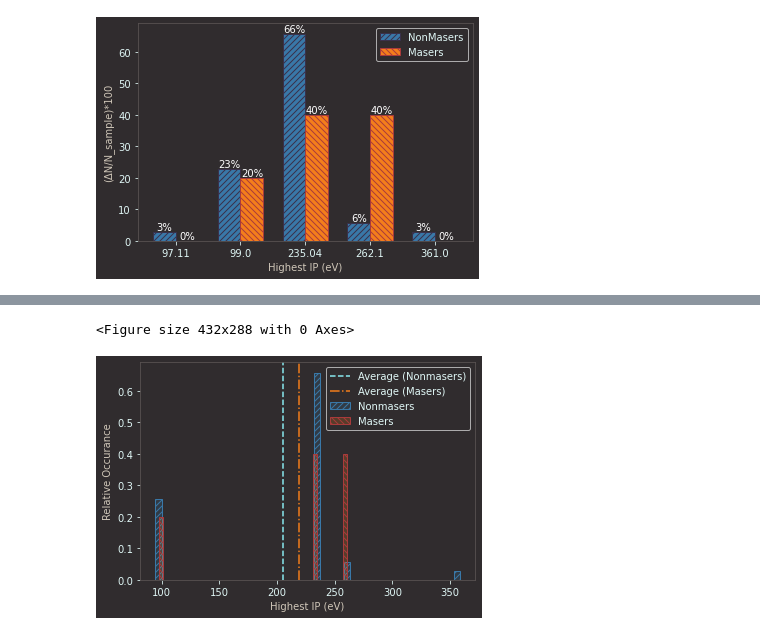
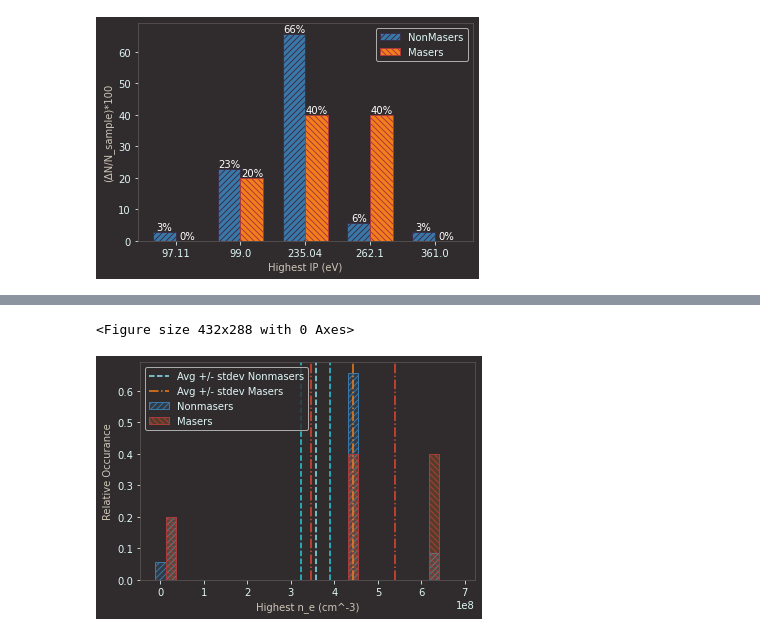
Before and after one commit to MaserResearchConstax23/pyscripts, a Jupyter notebook: IP_and_crit_density_histograms.ipynb, the cells around one changed output, grey strips where cells are left out. Drawn from its saved outputs; the diff is of its cells as text; code cells hidden in the pictures.

Commit message:
stdev

```diff
--- a/IP_and_crit_density_histograms.ipynb
+++ b/IP_and_crit_density_histograms.ipynb
@@ -163,16 +352,28 @@ import matplotlib.pyplot as plt
 import numpy as np
 
 # Sample data
-data1 = highest_N_IPs
-data2 = highest_M_IPs
+data1 = highest_N_CDs
+data2 = highest_M_CDs
+
+
 
 average1 = np.mean(data1)
 average2 = np.mean(data2)
 
+# Calculate the standard deviation of the mean
+std_dev1 = np.std(data1) / np.sqrt(len(data1))
+std_dev2 = np.std(data2) / np.sqrt(len(data2))
+
+
+
+
+bins = []
+for i in range(0, int(7E8), int(7E8/30)):
+    bins.append(i)
 
 # Create histogram without bin width affecting height
-counts1, bins1, _ = plt.hist(data1, bins=50, edgecolor='black', density=False)
-counts2, bins2, _ = plt.hist(data2, bins=50, edgecolor='black', density=False)
+counts1, bins1, _ = plt.hist(data1, bins=bins, edgecolor='black', density=False)
+counts2, bins2, _ = plt.hist(data2, bins=bins, edgecolor='black', density=False)
 
 # Normalize the histogram
 normalized_counts1 = counts1 / len(data1)
@@ -180,35 +381,40 @@ normalized_counts2 = counts2 / len(data2)
 
 # Create the normalized histogram
 plt.clf()
 
 fig = plt.figure()
 fig.patch.set_facecolor('#302c2e')  # Set background color to blackish
 
 ax = fig.add_subplot(111)
 ax.set_facecolor('#302c2e')  # Set background color to blackish
 for pos in ['bottom','top','left','right']:
     ax.spines[pos].set_color('#5a5353')
 ax.tick_params(axis='x', colors='#dff6f5')  # Set x-axis tick color to whiteish
 ax.tick_params(axis='y', colors='#dff6f5')  # Set y-axis tick color to whiteish
-ax.set_xlabel("Highest IP (eV)", color='#cfc6b8')
+ax.set_xlabel("Highest n_e (cm^-3)", color='#cfc6b8')
 ax.set_ylabel("Relative Occurance", color='#cfc6b8')
 
 
 
 plt.bar(bins1[:-1], normalized_counts1, width=np.diff(bins1), edgecolor = '#3978a8', color='#3978a833', label='Nonmasers', hatch='////')
 plt.bar(bins2[:-1], normalized_counts2, width=np.diff(bins2), edgecolor = '#a93b3b', color='#f47e1b33', label='Masers', hatch='\\\\\\\\')
 
+
+# Plot average as a vertical line
+plt.axvline(x=average1, color='#8aebf1', linestyle='--', label='Avg +/- stdev Nonmasers')
+plt.axvline(x=average1-std_dev1, color='#28ccdf', linestyle='--')
+plt.axvline(x=average1+std_dev1, color='#28ccdf', linestyle='--')
+plt.axvline(x=average2, color='#f47e1b', linestyle='-.', label='Avg +/- stdev Masers')
+plt.axvline(x=average2-std_dev2, color='#e6482e', linestyle='-.')
+plt.axvline(x=average2+std_dev2, color='#e6482e', linestyle='-.')
 # plt.xscale('log')
-# Plot average as a vertical line
-plt.axvline(x=average1, color='#8aebf1', linestyle='--', label='Average (Nonmasers)')
-plt.axvline(x=average2, color='#f47e1b', linestyle='-.', label='Average (Masers)')
 
 legend = plt.legend()
 legend.get_frame().set_facecolor('#302c2e')  # Set legend background color to blackish
 for text in legend.get_texts():
     text.set_color('#dff6f5')  # Set legend text color to whiteish
 
 plt.show()
 # %% [output]
 <Figure size 432x288 with 0 Axes>
-[figure, old version]
+[figure, new version]
```
Also changed, not shown: parts of 4 cells of this notebook.
